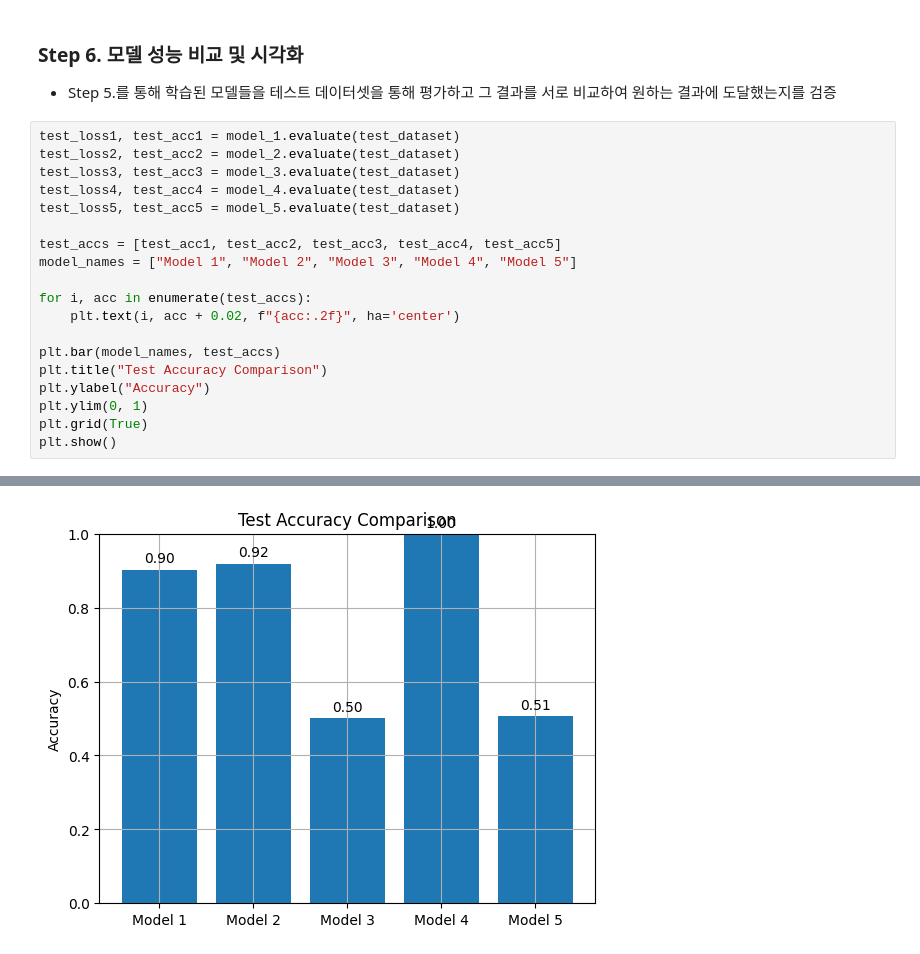
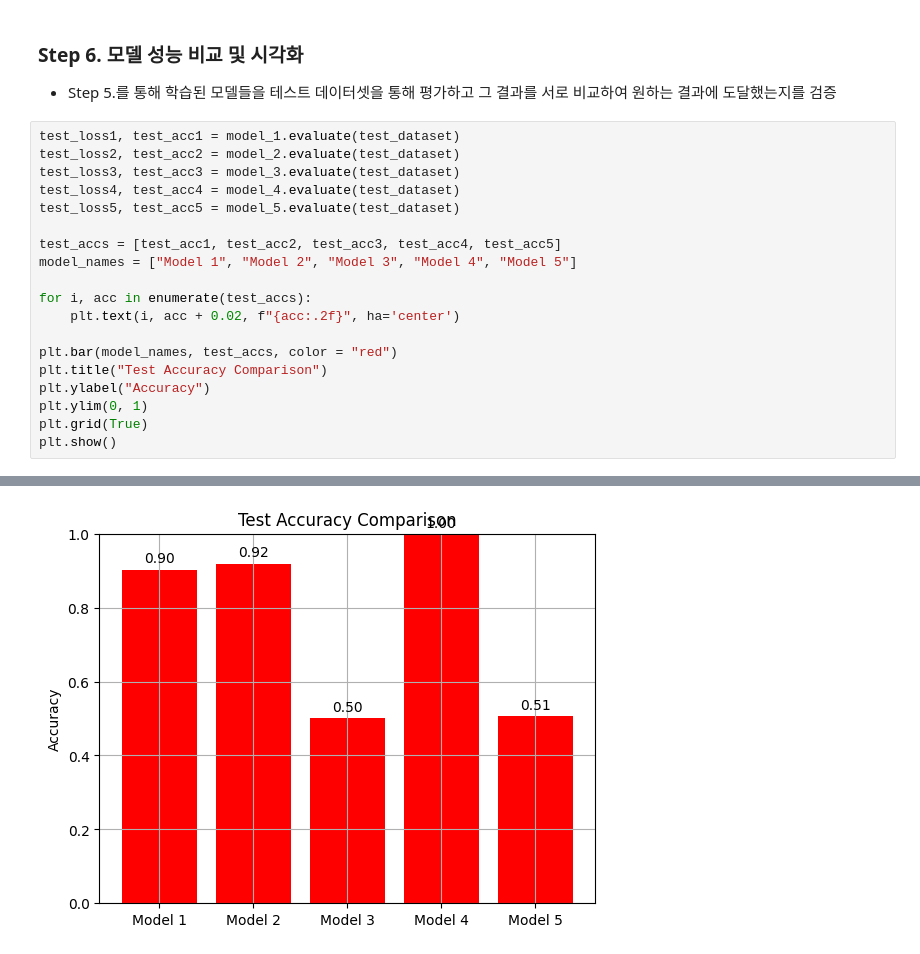
Before and after one commit to jsh0725/PCB_Classification, a Jupyter notebook: Binary_classification.ipynb, the cells around one changed output, grey strips where cells are left out. Drawn from its saved outputs; the diff is of its cells as text.

Commit message:
model_3 update

```diff
--- a/Binary_classification.ipynb
+++ b/Binary_classification.ipynb
@@ -452,7 +463,7 @@ model_names = ["Model 1", "Model 2", "Model 3", "Model 4", "Model 5"]
 for i, acc in enumerate(test_accs):
     plt.text(i, acc + 0.02, f"{acc:.2f}", ha='center')
 
-plt.bar(model_names, test_accs)
+plt.bar(model_names, test_accs, color = "red")
 plt.title("Test Accuracy Comparison")
 plt.ylabel("Accuracy")
 plt.ylim(0, 1)
@@ -467 +478 @@ plt.show()
-[figure, old version]
+[figure, new version]
```
Also changed, not shown: parts of 6 cells of this notebook.
